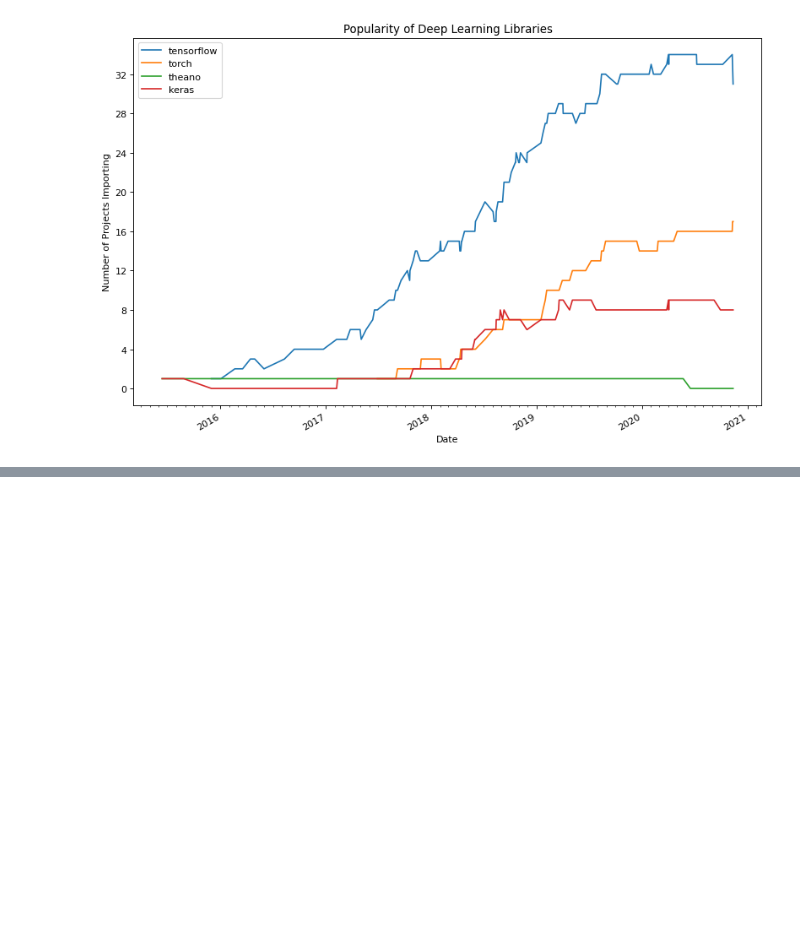
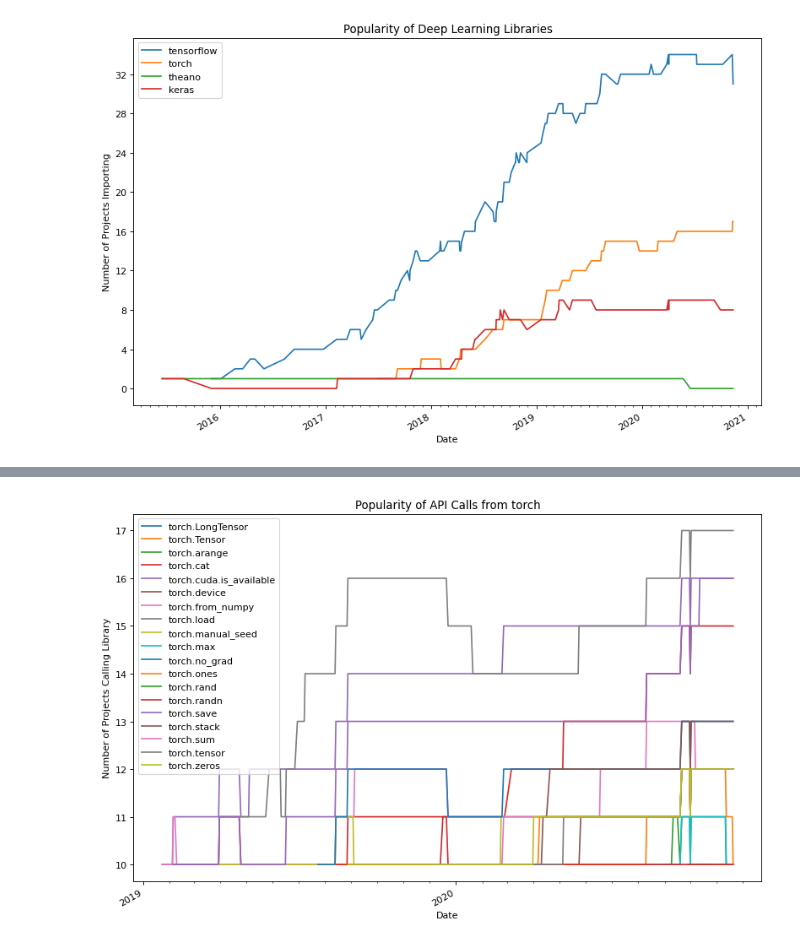
Before and after one commit to brombaut/CISC873_TermProject, a Jupyter notebook: analytics/dl_lib_evo_analytics.ipynb, the cells around one changed output, grey strips where cells are left out. Drawn from its saved outputs; the diff is of its cells as text; code cells hidden in the pictures; blank space fills up the shorter version.

```diff
--- a/analytics/dl_lib_evo_analytics.ipynb
+++ b/analytics/dl_lib_evo_analytics.ipynb
@@ -16,10 +11,17 @@ prev_repo_import_diffs_timeline = len(repo_import_diffs_timeline)
 # %%
 releases_raw = pd.read_csv('../data/csv/releases.csv')
+
 imports = pd.read_csv('../data/csv/imports.csv')
 import_diffs = pd.read_csv('../data/csv/import_diffs.csv')
 repo_imports = pd.read_csv('../data/csv/repo_imports.csv')
 repo_import_diffs = pd.read_csv('../data/csv/repo_import_diffs.csv')
 repo_import_diffs_timeline = pd.read_csv('../data/csv/repo_import_diffs_timeline.csv')
+
+calls = pd.read_csv('../data/csv/calls.csv')
+call_diffs = pd.read_csv('../data/csv/call_diffs.csv')
+repo_calls = pd.read_csv('../data/csv/repo_calls.csv')
+repo_call_diffs = pd.read_csv('../data/csv/repo_call_diffs.csv')
+repo_call_diffs_timeline = pd.read_csv('../data/csv/repo_call_diffs_timeline.csv')
 # %%
 print(f"Releases: {prev_releases} {len(releases_raw)}")
 print(f"repo_imports: {prev_repo_imports} {len(repo_imports)}")
@@ -90,0 +133,8 @@ python
+# %%
+dp_library = 'torch'
+call_counts = repo_call_diffs_timeline[
+    (repo_call_diffs_timeline['call'].str.startswith(f'{dp_library}.')) &
+    ~(repo_call_diffs_timeline['call'].str.contains('\(')) &
+    ~(repo_call_diffs_timeline['call'].str.contains('\)'))
+]
+call_counts = call_counts[call_counts['count'] >= 10]
@@ -90,0 +157,31 @@ python
+# %%
+
+plt.rcParams['figure.figsize'] = [12, 8]
+plt.rcParams['figure.dpi'] = 80 # 200 e.g. is really fine, but slower
+
+years = mdates.YearLocator()   # every year
+months = mdates.MonthLocator()  # every month
+yearsFmt = mdates.DateFormatter('%Y')
+fig, ax = plt.subplots()
+
+for label, df in call_counts.groupby(by="call"):
+#     df['count'].plot(kind="kde", ax=ax, label=label)
+    ax.plot(pd.to_datetime(df['date']), df['count'], label=label)
+
+ax.set_xlabel('Date')
+ax.set_ylabel('Number of Projects Calling Library')
+ax.set_title(f'Popularity of API Calls from {dp_library}')
+ax.legend()
+
+ax.xaxis.set_major_locator(years)
+ax.xaxis.set_major_formatter(yearsFmt)
+ax.xaxis.set_minor_locator(months)
+
+ax.yaxis.set_major_locator(MaxNLocator(integer=True))
+
+
+fig.autofmt_xdate()
+
+plt.show()
+# %% [output]
+[figure, added]
```
Also changed, not shown: parts of 7 cells of this notebook, 4 other files.
